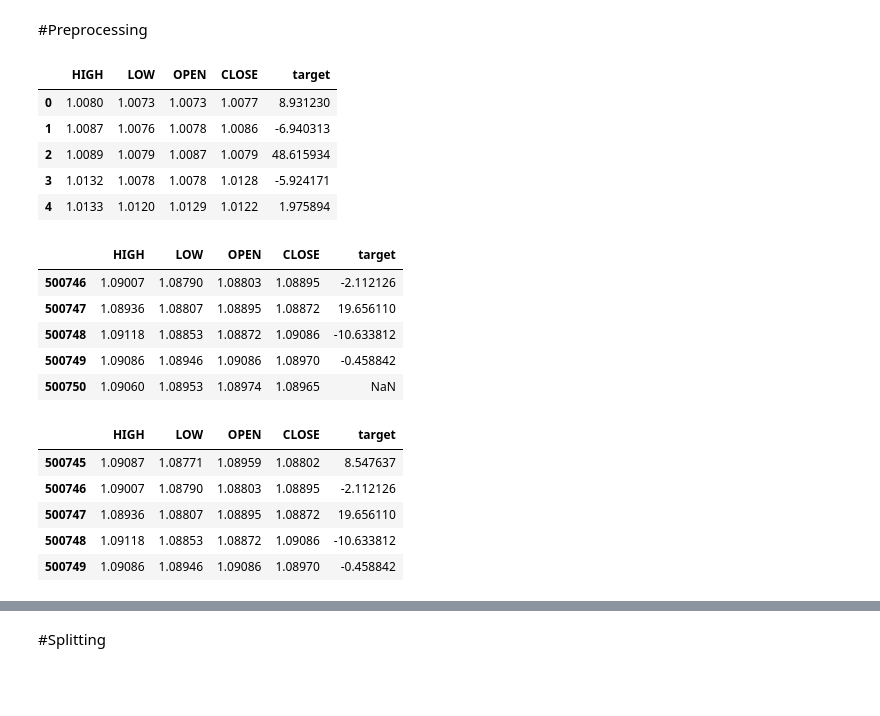
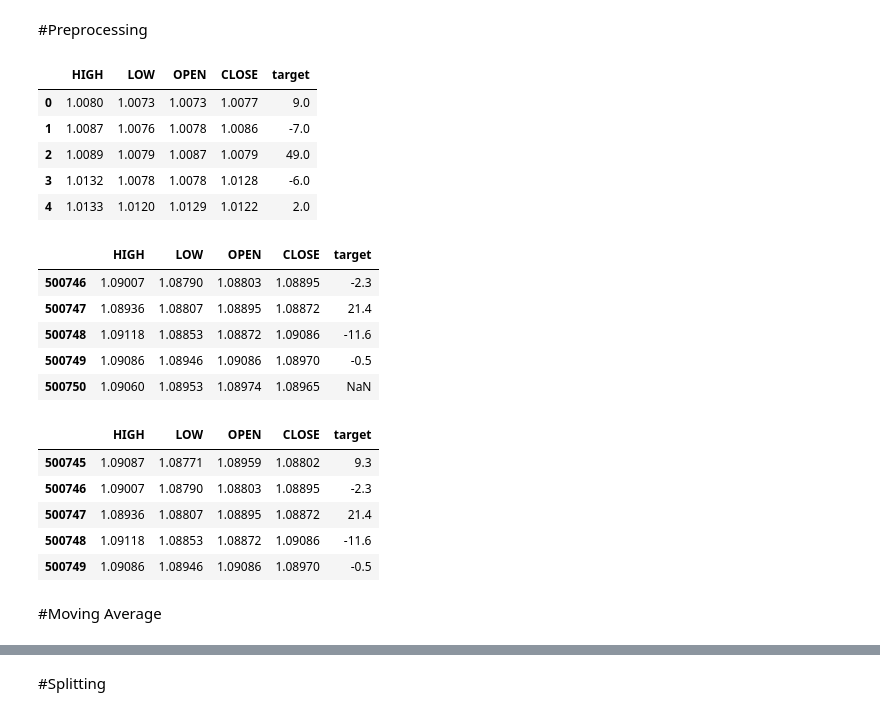
Before and after one commit to FaridRash/eurusd-regression-forecasting, a Jupyter notebook: Farid/Farid_1st.ipynb, the cells around one changed output, grey strips where cells are left out. Drawn from its saved outputs; the diff is of its cells as text; code cells hidden in the pictures; blank space fills up the shorter version.

```diff
--- a/Farid/Farid_1st.ipynb
+++ b/Farid/Farid_1st.ipynb
@@ -51,29 +44,31 @@ plt.show()
 # %% [markdown]
 #Preprocessing
 # %%
-df['target'] = ((df['CLOSE'].shift(-1) - df['CLOSE']) / df['CLOSE']) * 10000
+df['target'] = (df['CLOSE'].shift(-1) - df['CLOSE']) * 10000
 display(df.head())
 display(df.tail())
 # %% [output]
 |  | HIGH | LOW | OPEN | CLOSE | target |
-| 0 | 1.0080 | 1.0073 | 1.0073 | 1.0077 | 8.931230 |
-| 1 | 1.0087 | 1.0076 | 1.0078 | 1.0086 | -6.940313 |
-| 2 | 1.0089 | 1.0079 | 1.0087 | 1.0079 | 48.615934 |
-| 3 | 1.0132 | 1.0078 | 1.0078 | 1.0128 | -5.924171 |
-| 4 | 1.0133 | 1.0120 | 1.0129 | 1.0122 | 1.975894 |
+| 0 | 1.0080 | 1.0073 | 1.0073 | 1.0077 | 9.0 |
+| 1 | 1.0087 | 1.0076 | 1.0078 | 1.0086 | -7.0 |
+| 2 | 1.0089 | 1.0079 | 1.0087 | 1.0079 | 49.0 |
+| 3 | 1.0132 | 1.0078 | 1.0078 | 1.0128 | -6.0 |
+| 4 | 1.0133 | 1.0120 | 1.0129 | 1.0122 | 2.0 |
 |  | HIGH | LOW | OPEN | CLOSE | target |
-| 500746 | 1.09007 | 1.08790 | 1.08803 | 1.08895 | -2.112126 |
-| 500747 | 1.08936 | 1.08807 | 1.08895 | 1.08872 | 19.656110 |
-| 500748 | 1.09118 | 1.08853 | 1.08872 | 1.09086 | -10.633812 |
-| 500749 | 1.09086 | 1.08946 | 1.09086 | 1.08970 | -0.458842 |
+| 500746 | 1.09007 | 1.08790 | 1.08803 | 1.08895 | -2.3 |
+| 500747 | 1.08936 | 1.08807 | 1.08895 | 1.08872 | 21.4 |
+| 500748 | 1.09118 | 1.08853 | 1.08872 | 1.09086 | -11.6 |
+| 500749 | 1.09086 | 1.08946 | 1.09086 | 1.08970 | -0.5 |
 | 500750 | 1.09060 | 1.08953 | 1.08974 | 1.08965 | NaN |
 # %%
 df = df.dropna()
 display(df.tail())
 # %% [output]
 |  | HIGH | LOW | OPEN | CLOSE | target |
-| 500745 | 1.09087 | 1.08771 | 1.08959 | 1.08802 | 8.547637 |
-| 500746 | 1.09007 | 1.08790 | 1.08803 | 1.08895 | -2.112126 |
-| 500747 | 1.08936 | 1.08807 | 1.08895 | 1.08872 | 19.656110 |
-| 500748 | 1.09118 | 1.08853 | 1.08872 | 1.09086 | -10.633812 |
-| 500749 | 1.09086 | 1.08946 | 1.09086 | 1.08970 | -0.458842 |
+| 500745 | 1.09087 | 1.08771 | 1.08959 | 1.08802 | 9.3 |
+| 500746 | 1.09007 | 1.08790 | 1.08803 | 1.08895 | -2.3 |
+| 500747 | 1.08936 | 1.08807 | 1.08895 | 1.08872 | 21.4 |
+| 500748 | 1.09118 | 1.08853 | 1.08872 | 1.09086 | -11.6 |
+| 500749 | 1.09086 | 1.08946 | 1.09086 | 1.08970 | -0.5 |
+# %% [markdown]
+#Moving Average
```
Also changed, not shown: parts of 13 cells of this notebook.
